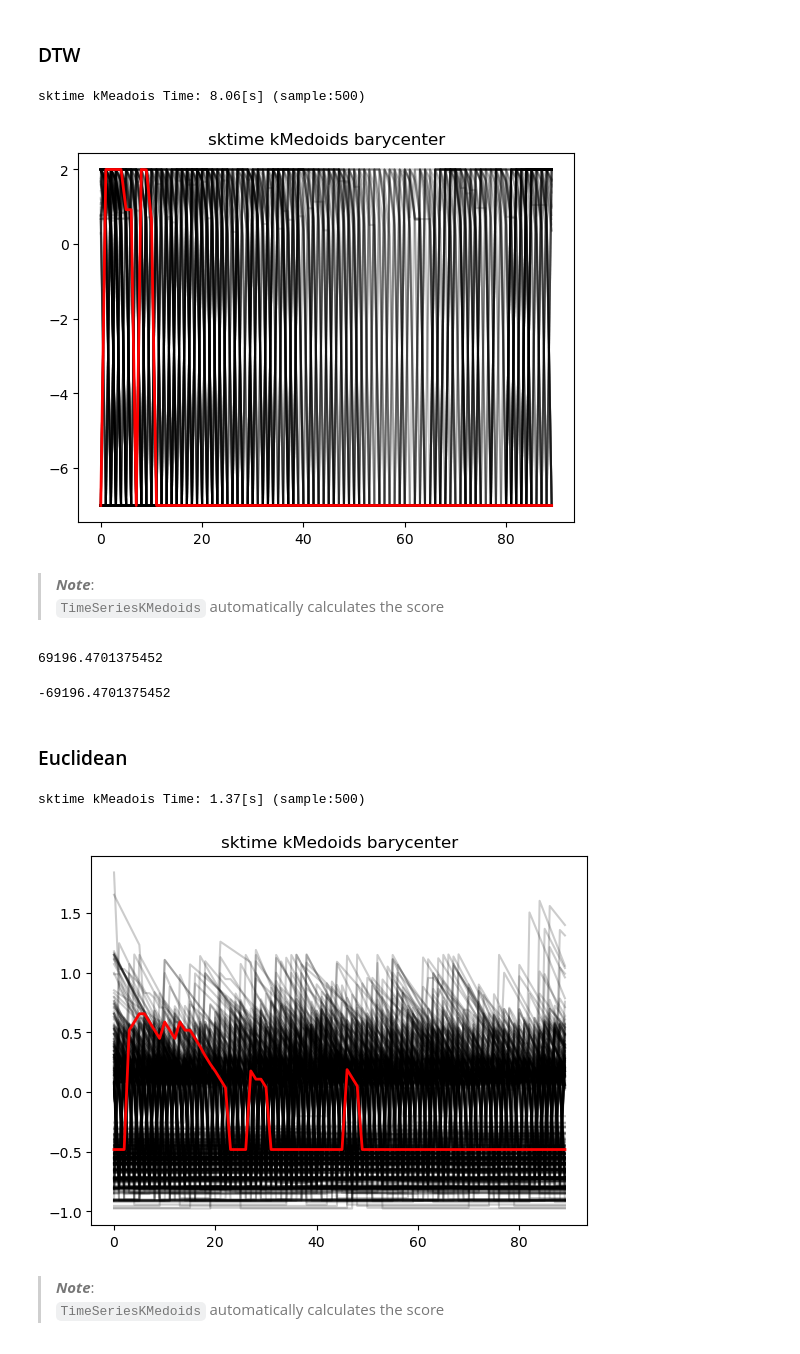
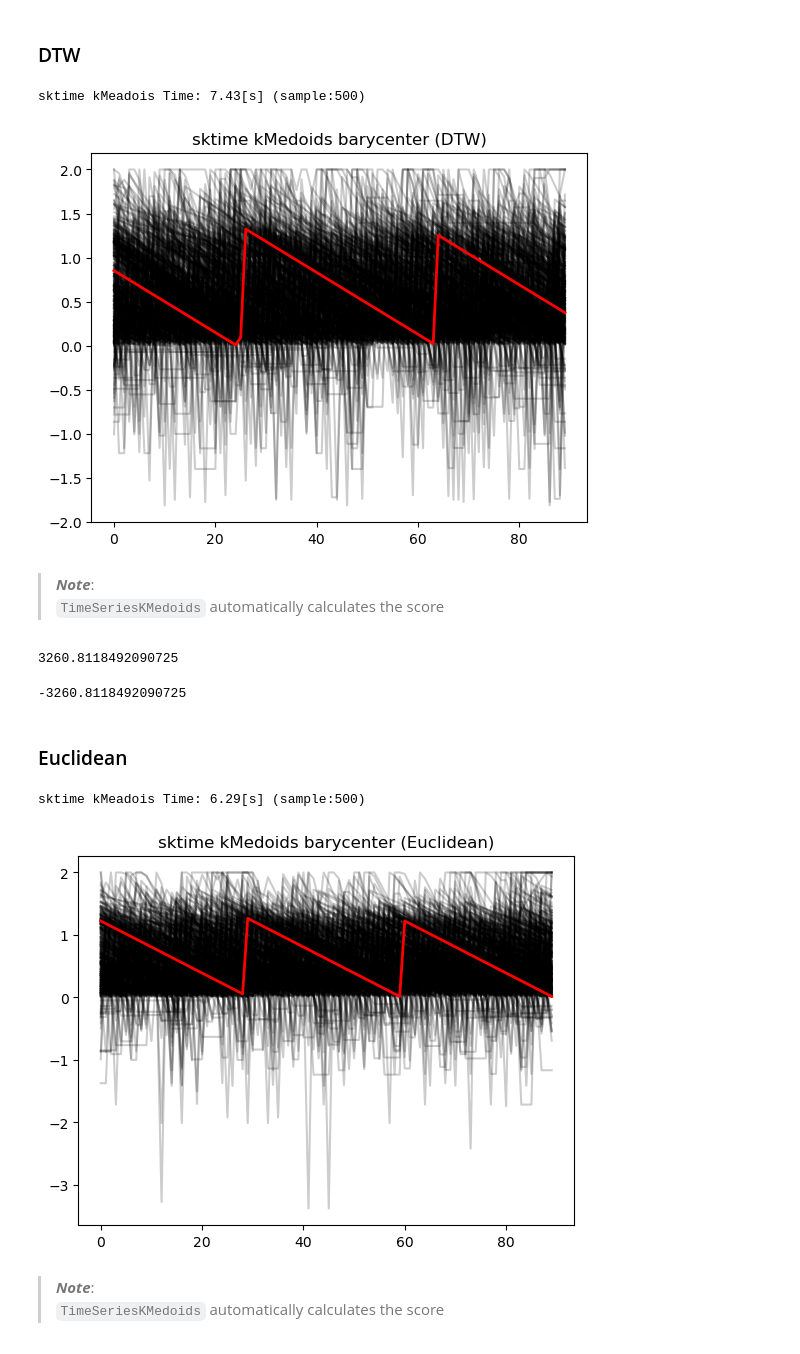
Before and after one commit to VascoPM/SHS-DeepClustering, a Jupyter notebook: Exploration_DTW-Libraries.ipynb, the cells around one changed output. Saved outputs shown, nothing was run; the diff lists cells and outputs as text; code cells hidden in the pictures.

```diff
--- a/Exploration_DTW-Libraries.ipynb
+++ b/Exploration_DTW-Libraries.ipynb
@@ -302,7 +303,7 @@ Polars Time: 0.72[s]
 # %%
-cluster = 10 # 3, 5, 6, 9, 11, 12, 17, 18, 21
+cluster = 1 # 3, 5, 6, 9, 11, 12, 17, 18, 21
 sol_subsample = 500
-solution = 'LSTM_AE-efficient_sweep_2_v49.csv' #'CNN_ConvEmb-vague_sweep_1_v41.csv'
+solution =  'FC_N2D-sage_sweep_1_v90.csv' #'LSTM_AE-efficient_sweep_2_v49.csv' #'CNN_ConvEmb-vague_sweep_1_v41.csv'
 cluster_sol = 'KUMAP_k25'
 sol_location = f'../ModelResults/Clustering/Solutions/Kenya_90k_Set_1_w90_pW/{solution}'
 df_sol_ids = pl.scan_csv(sol_location).filter(pl.col(f"{cluster_sol}") == cluster).select(["short_ID", "window_ID"]).collect() #.fetch()#.to_pandas()
@@ -402,23 +421,23 @@ kMedoids_model = kMedoids.fit(sol_data)
 kmedoids_barycenter = kMedoids_model.cluster_centers_.ravel()
 print(f'sktime kMeadois Time: {np.round(time.time() - start_time,2)}[s] (sample:{sol_subsample}) ')
 # %% [output]
-sktime kMeadois Time: 8.06[s] (sample:500)
+sktime kMeadois Time: 7.43[s] (sample:500)
 # %%
-plt.title("sktime kMedoids barycenter")
+plt.title("sktime kMedoids barycenter (DTW)")
 plot_barycenter(sol_data, kmedoids_barycenter)
 # %% [output]
-[figure, old version]
+[figure, new version]
 # %% [markdown]
 > ***Note***:
 > <code>TimeSeriesKMedoids</code> automatically calculates the score
 # %%
 kMedoids_model.inertia_
 # %% [output]
-69196.4701375452
+3260.8118492090725
 # %%
 kMedoids_model.score(sol_data)
 # %% [output]
--69196.4701375452
+-3260.8118492090725
 # %% [markdown]
 ### Euclidean
 # %%
@@ -428,12 +447,12 @@ kMedoids_model = kMedoids.fit(sol_data)
 kmedoids_barycenter = kMedoids_model.cluster_centers_.ravel()
 print(f'sktime kMeadois Time: {np.round(time.time() - start_time,2)}[s] (sample:{sol_subsample}) ')
 # %% [output]
-sktime kMeadois Time: 1.37[s] (sample:500)
+sktime kMeadois Time: 6.29[s] (sample:500)
 # %%
-plt.title("sktime kMedoids barycenter")
+plt.title("sktime kMedoids barycenter (Euclidean)")
 plot_barycenter(sol_data, kmedoids_barycenter)
 # %% [output]
-[figure, old version]
+[figure, new version]
 # %% [markdown]
 > ***Note***:
 > <code>TimeSeriesKMedoids</code> automatically calculates the score
```
Also changed, not shown: parts of 25 cells of this notebook, 2 other files.
